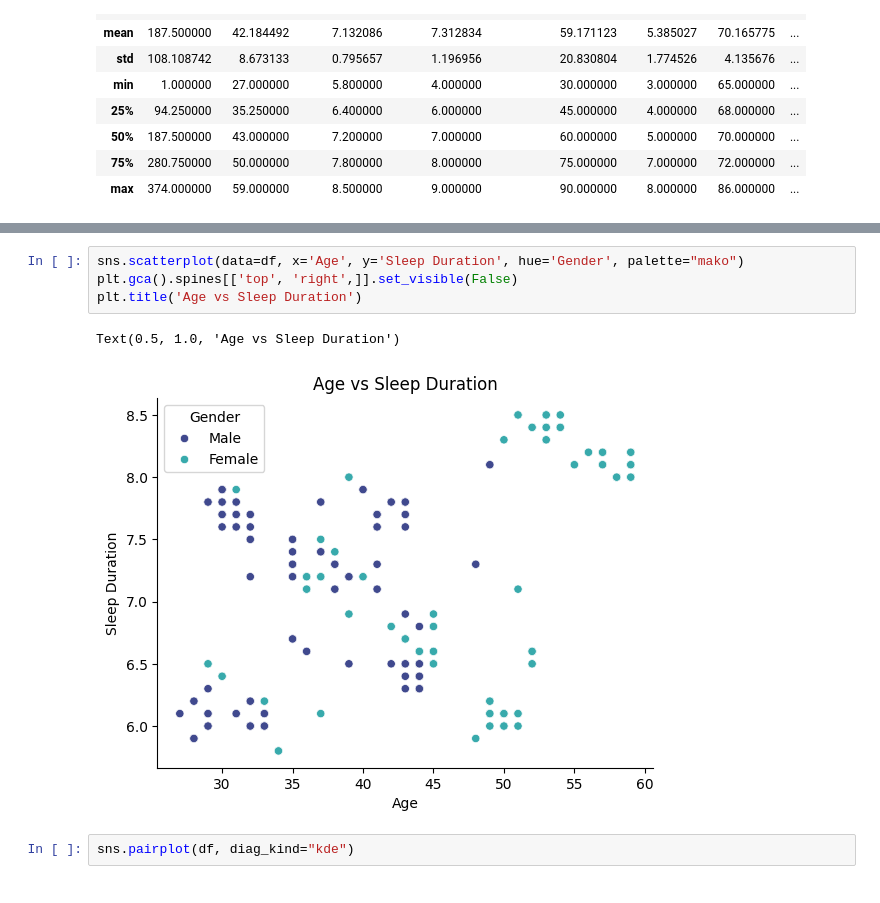
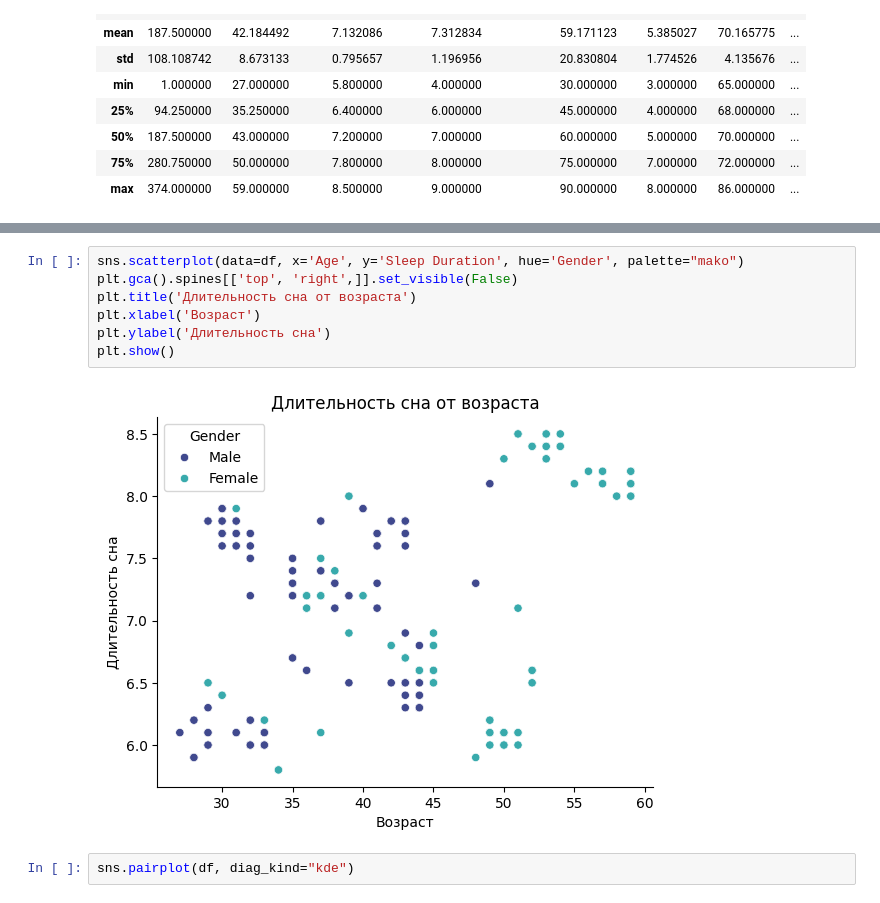
Before and after one commit to berberberk/timl-fs-2024, a Jupyter notebook: TIML6_Clustering.ipynb, the cells around one changed output, grey strips where cells are left out. Cells and saved outputs as stored; diff of their text form.

```diff
--- a/TIML6_Clustering.ipynb
+++ b/TIML6_Clustering.ipynb
@@ -168,10 +157,12 @@ df
 # %%
 sns.scatterplot(data=df, x='Age', y='Sleep Duration', hue='Gender', palette="mako")
 plt.gca().spines[['top', 'right',]].set_visible(False)
-plt.title('Age vs Sleep Duration')
+plt.title('Длительность сна от возраста')
+plt.xlabel('Возраст')
+plt.ylabel('Длительность сна')
+plt.show()
 # %% [output]
-Text(0.5, 1.0, 'Age vs Sleep Duration')
-[figure, old version]
+[figure, new version]
 # %%
 sns.pairplot(df, diag_kind="kde")
 # %% [output]
```
Also changed, not shown: parts of 5 cells of this notebook.
